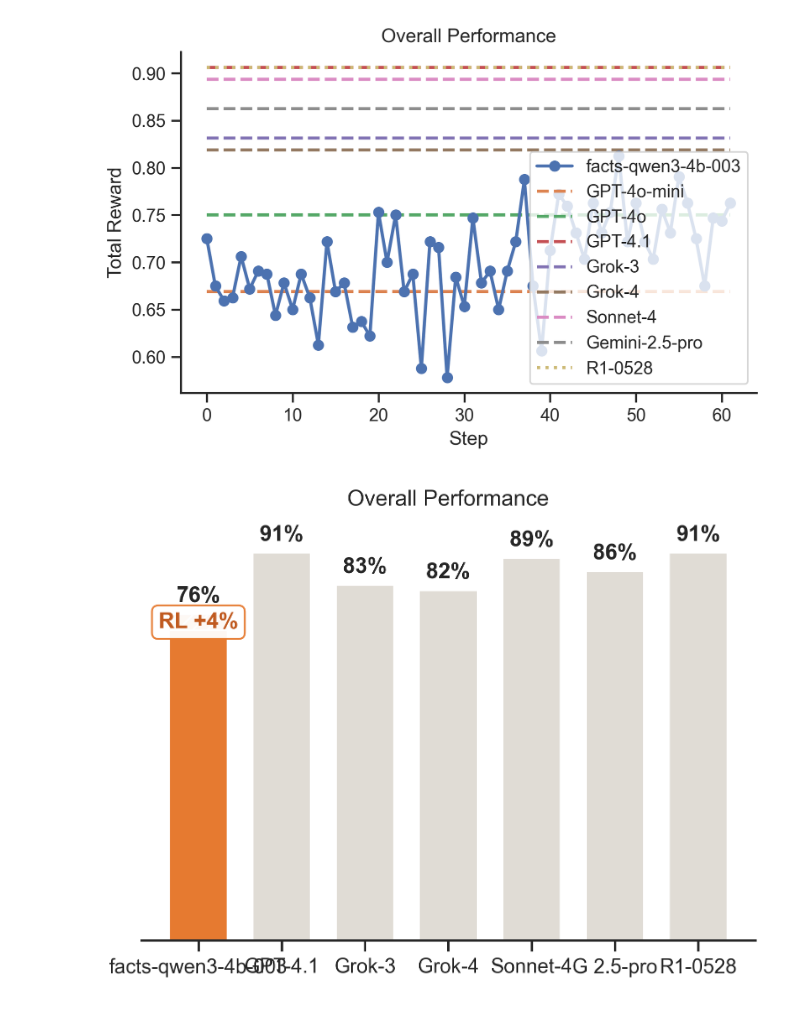
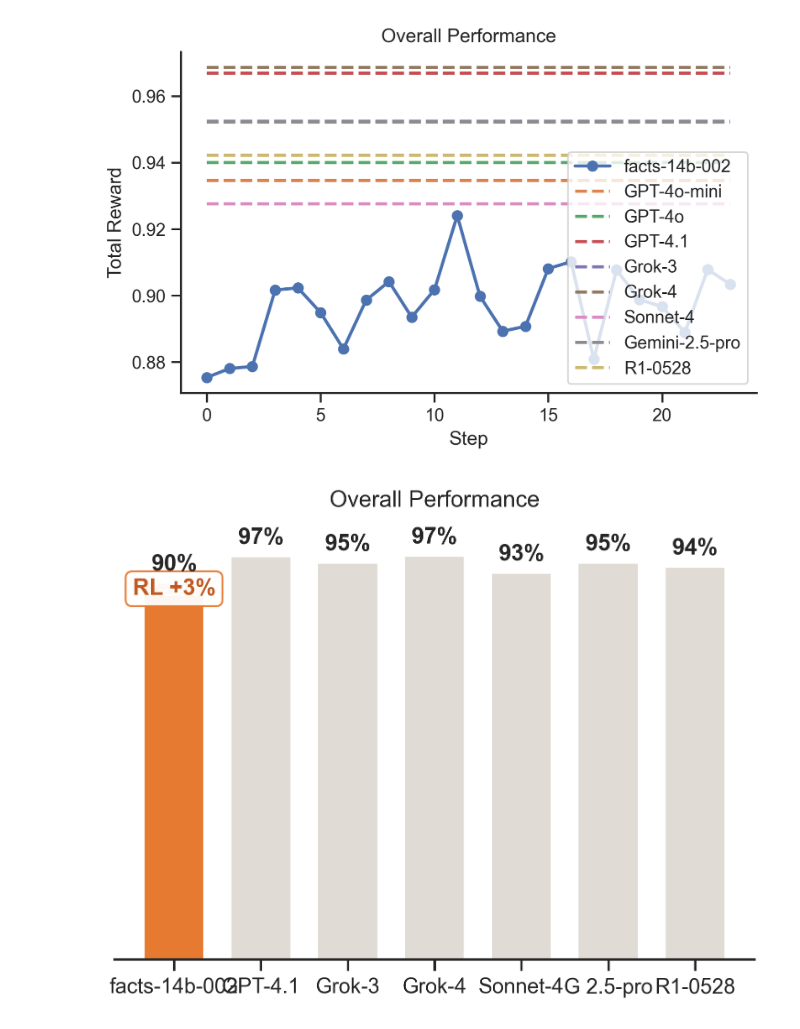
Before and after one commit to OpenPipe/ART, a Jupyter notebook: examples/just-the-facts/just_the_facts/display_benchmarks.ipynb, the cells around one changed output. Saved outputs shown, nothing was run; the diff lists cells and outputs as text; code cells hidden in the pictures.

```diff
--- a/examples/just-the-facts/just_the_facts/display_benchmarks.ipynb
+++ b/examples/just-the-facts/just_the_facts/display_benchmarks.ipynb
@@ -23,7 +23,7 @@ project_name = "just-the-facts"
 PULL_MODELS = True
 if PULL_MODELS:
     await pull_model_from_s3(
-        model_name="facts-qwen3-4b-003",
+        model_name="facts-14b-002",
         project=project_name,
     )
     await pull_model_from_s3(
@@ -63,7 +63,7 @@ if PULL_MODELS:
 df = await load_trajectories(
     project_name=project_name,
     models=[
-        "facts-qwen3-4b-003",
+        "facts-14b-002",
         "gpt-4o-mini",
         "gpt-4o",
         "gpt-4.1",
@@ -83,7 +83,7 @@ line_graph = training_progress_chart(
     df,
     "reward",
     models=[
-        BenchmarkModelKey("facts-qwen3-4b-003", "facts-qwen3-4b-003"),
+        BenchmarkModelKey("facts-14b-002", "facts-14b-002"),
         BenchmarkModelKey("gpt-4o-mini", "GPT-4o-mini"),
         BenchmarkModelKey("gpt-4o", "GPT-4o"),
         BenchmarkModelKey("gpt-4.1", "GPT-4.1"),
@@ -98,27 +98,27 @@ line_graph = training_progress_chart(
 )
 line_graph.savefig(f"{benchmarks_dir}/accuracy-training-progress.svg")
 # %% [output]
-[figure, old version]
+[figure, new version]
 # %%
 bar_chart = percentage_comparison_bar_chart(
     df,
     metric_name="reward",
     models=[
-        BenchmarkModelKey("facts-qwen3-4b-003", "facts-qwen3-4b-003"),
+        BenchmarkModelKey("facts-14b-002", "facts-14b-002"),
         # BenchmarkModelKey("gpt-4o-mini", "GPT-4o-mini"),
         # BenchmarkModelKey("gpt-4o", "GPT-4o"),
         BenchmarkModelKey("gpt-4.1", "GPT-4.1"),
         BenchmarkModelKey("grok-3", "Grok-3"),
         BenchmarkModelKey("grok-4", "Grok-4"),
         BenchmarkModelKey("sonnet-4", "Sonnet-4"),
         BenchmarkModelKey("gemini-2.5-pro", "G 2.5-pro"),
         BenchmarkModelKey("r1-0528", "R1-0528"),
     ],
     title="Overall Performance",
 )
 bar_chart.savefig(f"{benchmarks_dir}/accuracy-comparison.svg")
 # %% [output]
-[figure, old version]
+[figure, new version]
 # %%
 bar_chart = percentage_comparison_bar_chart(
     df,
```
Also changed, not shown: parts of 4 cells of this notebook, 10 other files.
